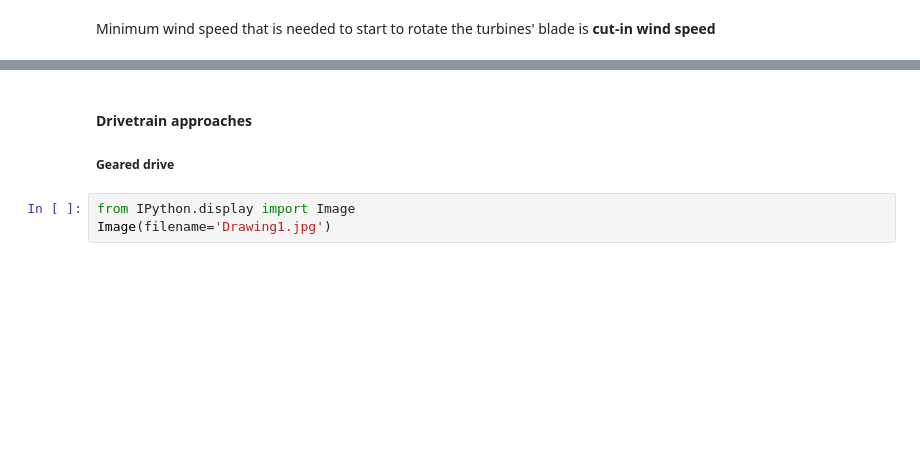
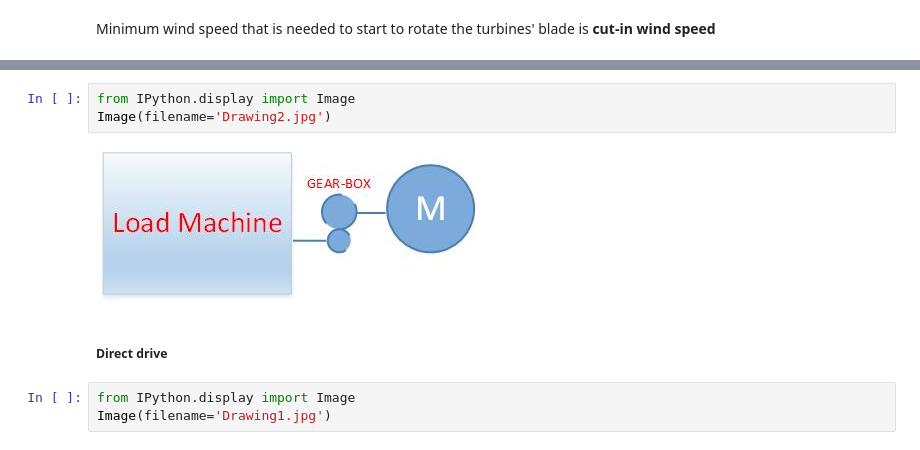
Before and after one commit to aydinbaskaya/MS_Thesis, a Jupyter notebook: Wind Turbines.ipynb, the cells around one changed output, grey strips where cells are left out. Drawn from its saved outputs; the diff is of its cells as text; blank space fills up the shorter version.

Commit message:
commit
drivetrains schematic

```diff
--- a/Wind Turbines.ipynb
+++ b/Wind Turbines.ipynb
@@ -140,7 +151,10 @@ Minimum wind speed that is needed to start to rotate the turbines' blade is **cu
+# %%
+from IPython.display import Image
+Image(filename='Drawing2.jpg')
+# %% [output]
+[figure, added]
 # %% [markdown]
-#### Drivetrain approaches
-
-##### Geared drive
+##### Direct drive
 # %%
 from IPython.display import Image
 Image(filename='Drawing1.jpg')
```
Also changed, not shown: parts of 3 cells of this notebook.
